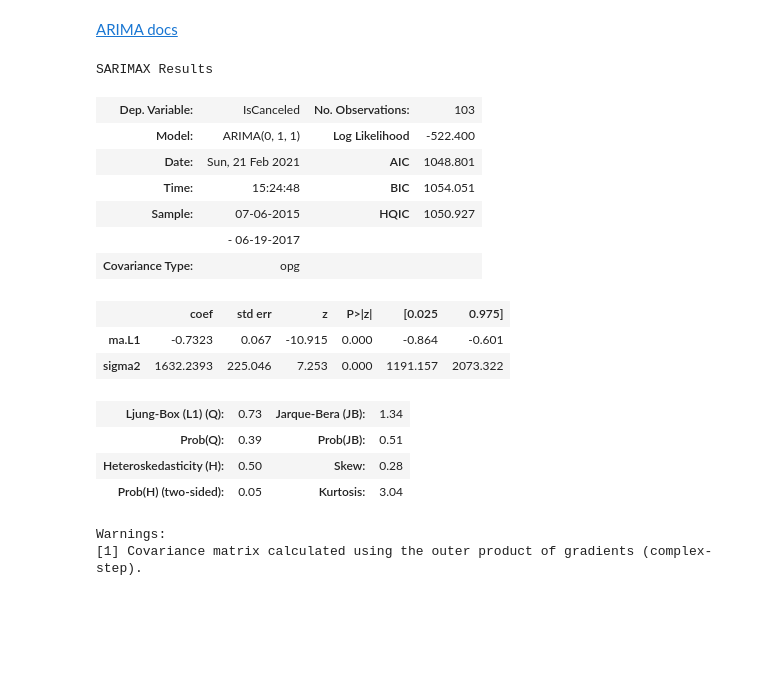
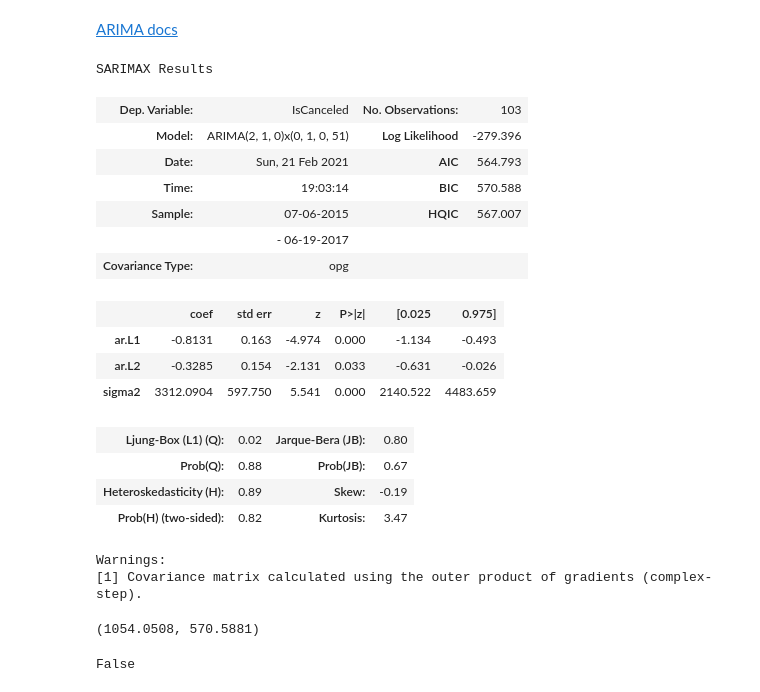
Before and after one commit to dimi-tree/time-series-forecasting, a Jupyter notebook: 01_arima_modelling.ipynb, the cells around one changed output. Saved outputs shown, nothing was run; the diff lists cells and outputs as text; code cells hidden in the pictures; blank space fills up the shorter version.

```diff
--- a/01_hotel_cancellations.ipynb
+++ b/01_arima_modelling.ipynb
@@ -273,24 +277,31 @@ False
 [ARIMA docs](https://www.statsmodels.org/v0.12.0/generated/statsmodels.tsa.arima.model.ARIMA.html)
 # %%
 mod3 = ARIMA(train, order=(2, 1, 0), seasonal_order=(0, 1, 0, 51))
-res3 = mod.fit()
+res3 = mod3.fit()
 
 res3.summary()
 # %% [output]
 SARIMAX Results
 | Dep. Variable: | IsCanceled | No. Observations: | 103 |
-| Model: | ARIMA(0, 1, 1) | Log Likelihood | -522.400 |
-| Date: | Sun, 21 Feb 2021 | AIC | 1048.801 |
-| Time: | 15:24:48 | BIC | 1054.051 |
-| Sample: | 07-06-2015 | HQIC | 1050.927 |
+| Model: | ARIMA(2, 1, 0)x(0, 1, 0, 51) | Log Likelihood | -279.396 |
+| Date: | Sun, 21 Feb 2021 | AIC | 564.793 |
+| Time: | 19:03:14 | BIC | 570.588 |
+| Sample: | 07-06-2015 | HQIC | 567.007 |
 |  | - 06-19-2017 |  |  |
 | Covariance Type: | opg |  |  |
 |  | coef | std err | z | P>|z| | [0.025 | 0.975] |
-| ma.L1 | -0.7323 | 0.067 | -10.915 | 0.000 | -0.864 | -0.601 |
-| sigma2 | 1632.2393 | 225.046 | 7.253 | 0.000 | 1191.157 | 2073.322 |
+| ar.L1 | -0.8131 | 0.163 | -4.974 | 0.000 | -1.134 | -0.493 |
+| ar.L2 | -0.3285 | 0.154 | -2.131 | 0.033 | -0.631 | -0.026 |
+| sigma2 | 3312.0904 | 597.750 | 5.541 | 0.000 | 2140.522 | 4483.659 |
-| Ljung-Box (L1) (Q): | 0.73 | Jarque-Bera (JB): | 1.34 |
-| Prob(Q): | 0.39 | Prob(JB): | 0.51 |
-| Heteroskedasticity (H): | 0.50 | Skew: | 0.28 |
-| Prob(H) (two-sided): | 0.05 | Kurtosis: | 3.04 |
+| Ljung-Box (L1) (Q): | 0.02 | Jarque-Bera (JB): | 0.80 |
+| Prob(Q): | 0.88 | Prob(JB): | 0.67 |
+| Heteroskedasticity (H): | 0.89 | Skew: | -0.19 |
+| Prob(H) (two-sided): | 0.82 | Kurtosis: | 3.47 |
 Warnings:
 [1] Covariance matrix calculated using the outer product of gradients (complex-step).
+# %%
+round(res.bic, 4), round(res3.bic, 4)
+res.bic < res3.bic
+# %% [output]
+(1054.0508, 570.5881)
+False
```
Also changed, not shown: parts of 7 cells of this notebook.
